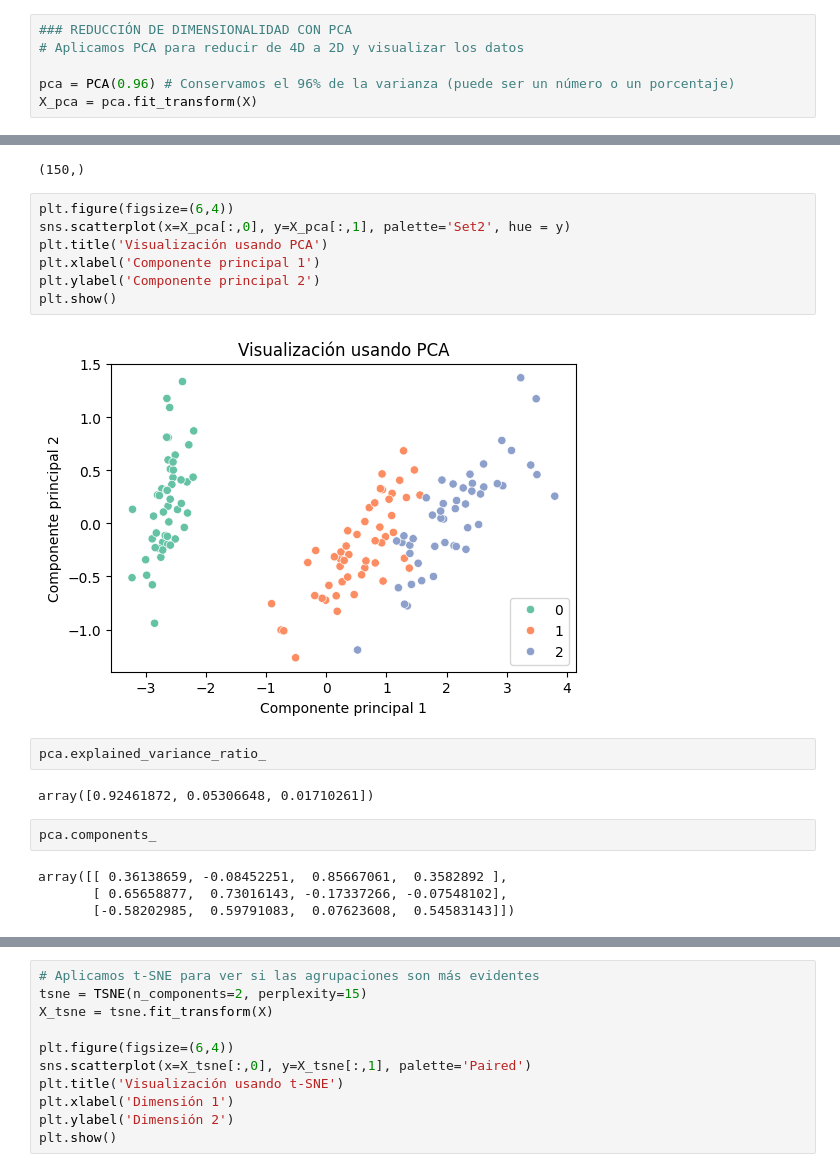
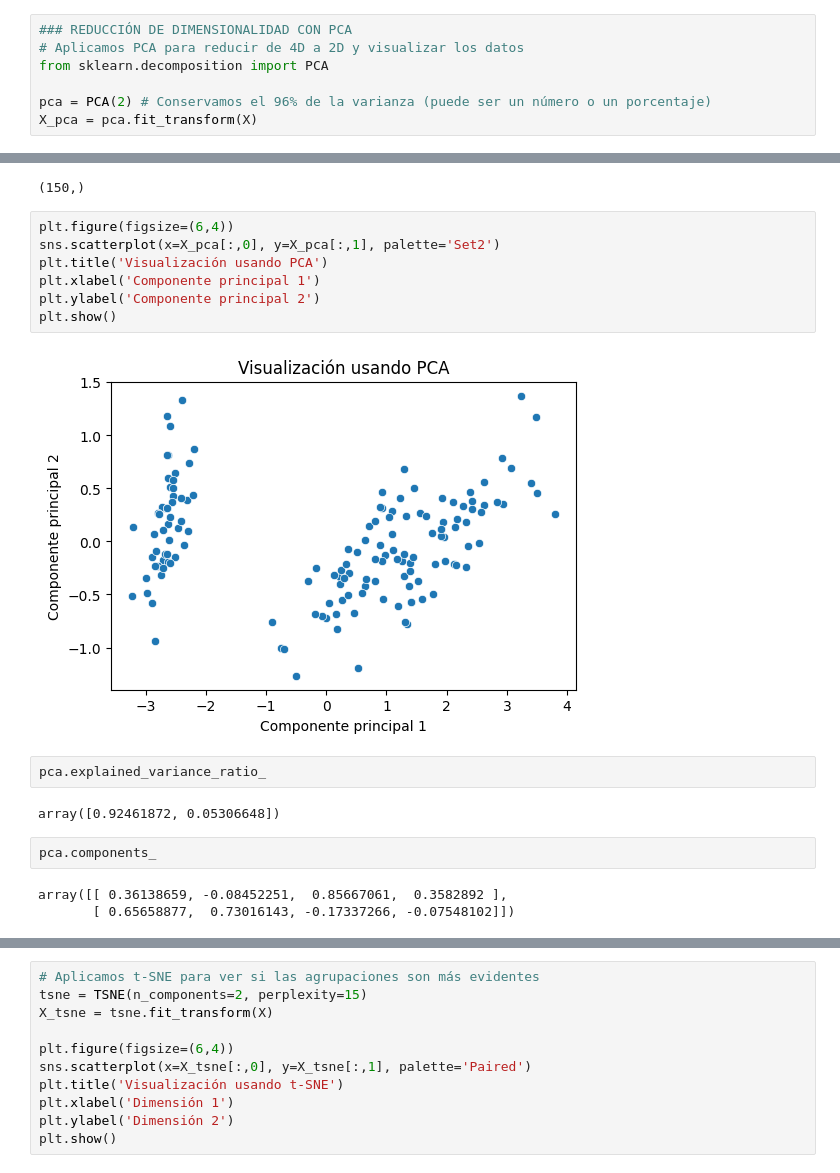
Before and after one commit to cdsaineac/Bootcamp-DS-202605, a Jupyter notebook: Clase 14 - Aprendizaje no supervisado - Reducción de dimensionalidad/Reducción de dimensionalidad.ipynb, the cells around one changed output, grey strips where cells are left out. Cells and saved outputs as stored; diff of their text form.

```diff
--- a/Clase 14 - Aprendizaje no supervisado - Reducción de dimensionalidad/Reducción de dimensionalidad.ipynb
+++ b/Clase 14 - Aprendizaje no supervisado - Reducción de dimensionalidad/Reducción de dimensionalidad.ipynb
@@ -125,8 +132,9 @@ plt.show()
 # %%
 ### REDUCCIÓN DE DIMENSIONALIDAD CON PCA
 # Aplicamos PCA para reducir de 4D a 2D y visualizar los datos
+from sklearn.decomposition import PCA
 
-pca = PCA(0.96) # Conservamos el 96% de la varianza (puede ser un número o un porcentaje)
+pca = PCA(2) # Conservamos el 96% de la varianza (puede ser un número o un porcentaje)
 X_pca = pca.fit_transform(X)
 # %%
 X.shape
@@ -162,20 +170,19 @@ y.shape
 (150,)
 # %%
 plt.figure(figsize=(6,4))
-sns.scatterplot(x=X_pca[:,0], y=X_pca[:,1], palette='Set2', hue = y)
+sns.scatterplot(x=X_pca[:,0], y=X_pca[:,1], palette='Set2')
 plt.title('Visualización usando PCA')
 plt.xlabel('Componente principal 1')
 plt.ylabel('Componente principal 2')
 plt.show()
 # %% [output]
-[figure, old version]
+[figure, new version]
 # %%
 pca.explained_variance_ratio_
 # %% [output]
-array([0.92461872, 0.05306648, 0.01710261])
+array([0.92461872, 0.05306648])
 # %%
 pca.components_
 # %% [output]
 array([[ 0.36138659, -0.08452251,  0.85667061,  0.3582892 ],
-       [ 0.65658877,  0.73016143, -0.17337266, -0.07548102],
-       [-0.58202985,  0.59791083,  0.07623608,  0.54583143]])
+       [ 0.65658877,  0.73016143, -0.17337266, -0.07548102]])
```
Also changed, not shown: parts of 6 cells of this notebook.
